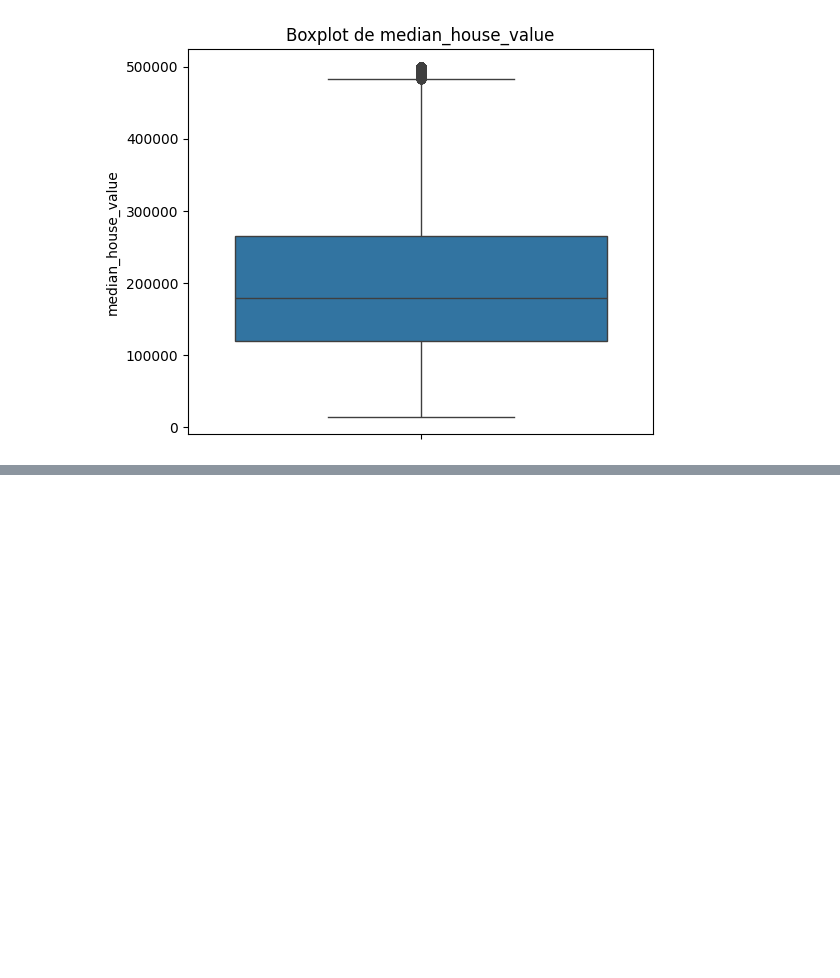
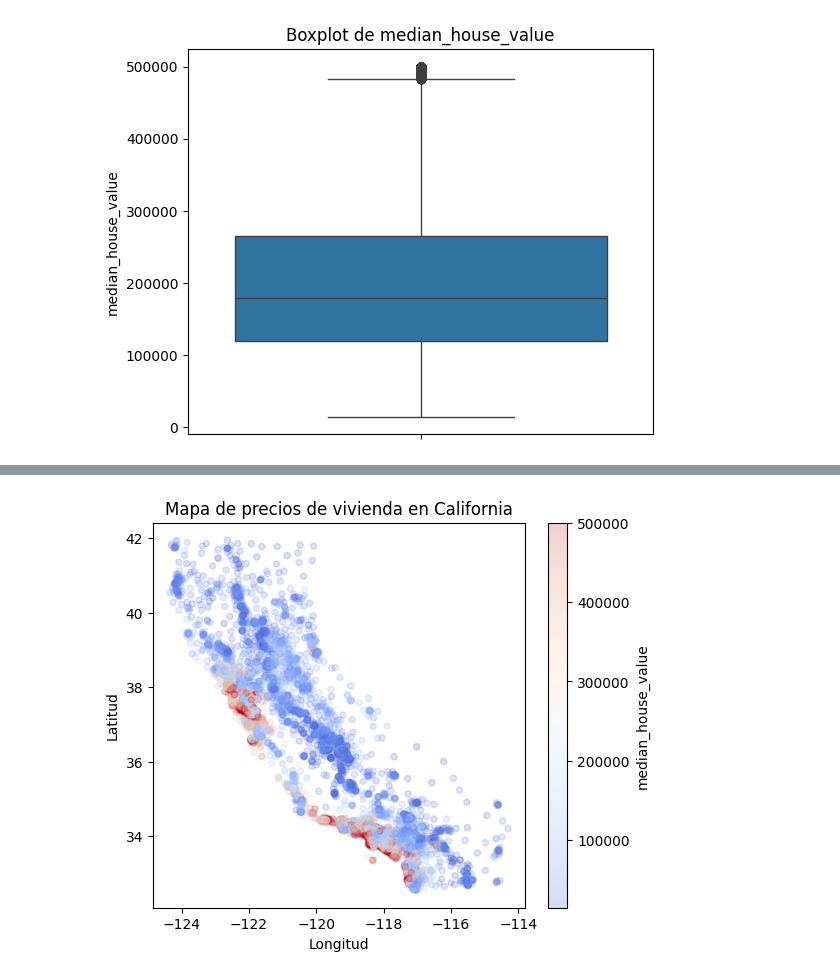
Before and after one commit to anitaharo24-code/proyecto_final_Ana_Haro, a Jupyter notebook: notebooks/01_exploracion.ipynb, the cells around one changed output, grey strips where cells are left out. Cells and saved outputs as stored; diff of their text form; code cells hidden in the pictures; blank space fills up the shorter version.

```diff
--- a/notebooks/01_exploracion.ipynb
+++ b/notebooks/01_exploracion.ipynb
@@ -141,0 +174,20 @@ Text(0.5, 1.0, 'Boxplot de median_house_value')
+# %%
+# Usamos longitud y latitud para ubicar cada vivienda en el mapa
+# El color representa el precio: rojo = caro, azul = barato
+df.plot(
+    kind="scatter",
+    x="longitude",
+    y="latitude",
+    alpha=0.2,
+    c="median_house_value",
+    cmap="coolwarm",
+    figsize=(6, 5),
+    colorbar=True
+)
+
+plt.title("Mapa de precios de vivienda en California")
+plt.xlabel("Longitud")
+plt.ylabel("Latitud")
+plt.show()
+# %% [output]
+[figure, added]
```
Also changed, not shown: parts of 7 cells of this notebook.
